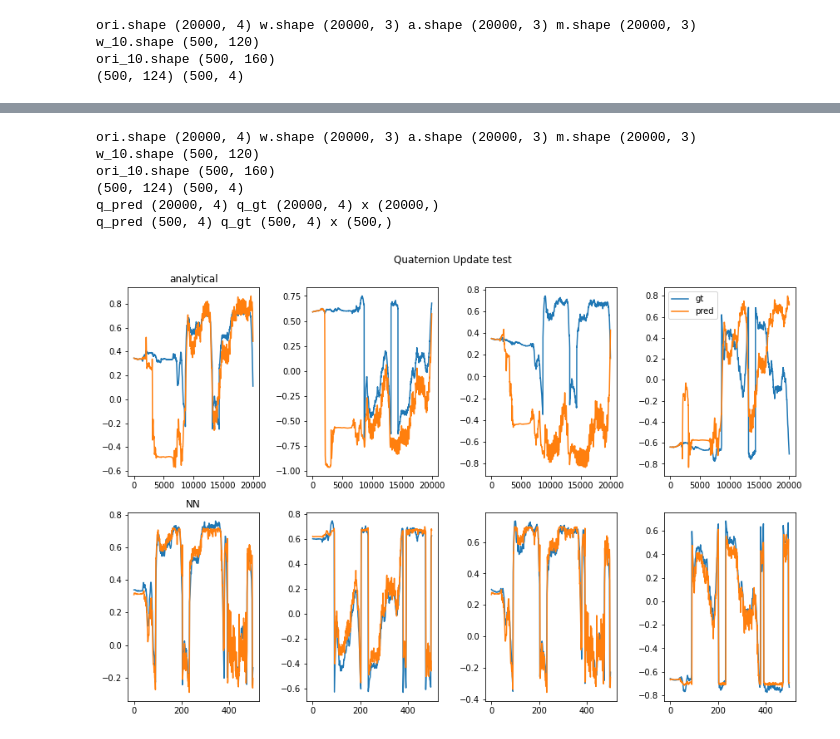
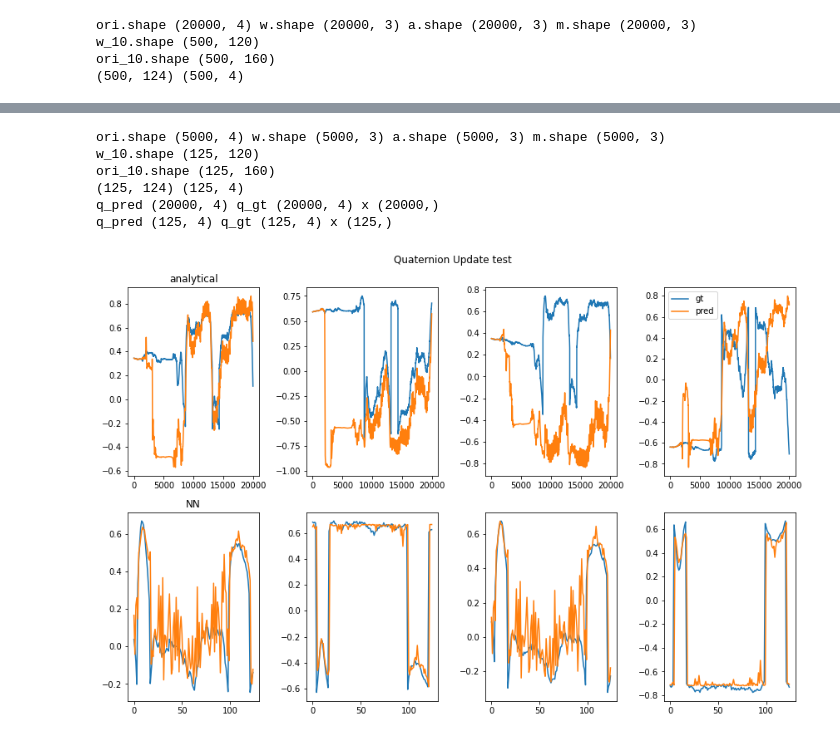
Before and after one commit to tonton-golio/inertial_navigation_transformer, a Jupyter notebook: playground_notebooks/quaternion_update_anton.ipynb, the cells around one changed output, grey strips where cells are left out. Saved outputs shown, nothing was run; the diff lists cells and outputs as text; code cells hidden in the pictures.

Commit message:
now tests on unseen data

```diff
--- a/playground_notebooks/quaternion_update_anton.ipynb
+++ b/playground_notebooks/quaternion_update_anton.ipynb
@@ -36,7 +36,7 @@ def plot_quat(q_gts, q_preds, xs, names = ['analytical', 'NN']):
     if type(xs) is not list:
         xs = [xs]
 
-    fig, ax = plt.subplots(len(q_preds), 4, figsize=(12, 8))
+    fig, ax = plt.subplots(len(q_preds), 4, figsize=(12, 4*len(q_preds)))
     ax = ax.reshape(-1, 4)
     idx = 0
     for q_pred, q_gt,x, name in zip(q_preds, q_gts,xs, names):
@@ -92,7 +92,7 @@ class Net(nn.Module):
         x = self.fc_output(x)
         return x
 
-net = Net(input_size=124, output_size=4, hidden_size=64, num_layers=10)
+net = Net(input_size=124, output_size=4, hidden_size=100, num_layers=16)
 
 # number of params
 num_params = sum(p.numel() for p in net.parameters() if p.requires_grad)
@@ -155,7 +155,7 @@ train_loader = torch.utils.data.DataLoader(train_dataset, batch_size=128, shuffl
 test_loader = torch.utils.data.DataLoader(test_dataset, batch_size=128, shuffle=False)
 # %%
 # optimizer
-optimizer = optim.Adam(net.parameters(), lr=0.001)
+optimizer = optim.Adam(net.parameters(), lr=0.000001)
 
 # loss function
 criterion = nn.L1Loss()
@@ -205,37 +205,38 @@ Test loss: 0.05006
 # %%
 # testing unseen
 
-n_unseen = 20000
-start, end = 5000, 5000+n_unseen
+n_unseen = 5000
+n_seen = 20000
+start, end = n_seen, n_seen+n_unseen
 #start, end = 0, n_unseen
 
 
 X_unseen, y_unseen = get_data(start=start, stop=end)
 
 
 y_pred = []
 with torch.no_grad():
     for i in range(len(X_unseen)):
         if i > 0:
             X_unseen[i, 0:4] = y_pred[i-1]
         inputs = torch.from_numpy(X_unseen[i]).float()
         outputs = net(inputs)
         y_pred.append(outputs.numpy())
 
 
 y_pred = np.array(y_pred)
 q_gts = [q_gt, y_unseen]
 q_preds = [q_pred_ana, y_pred]
 xs = [np.arange(len(q_gt)), np.arange(len(y_unseen))]
 plot_quat(q_gts, q_preds, xs, names = ['analytical', 'NN'])
 plt.savefig('../assets/quat_nn.png')
 # %% [output]
-ori.shape (20000, 4) w.shape (20000, 3) a.shape (20000, 3) m.shape (20000, 3)
-w_10.shape (500, 120)
-ori_10.shape (500, 160)
-(500, 124) (500, 4)
+ori.shape (5000, 4) w.shape (5000, 3) a.shape (5000, 3) m.shape (5000, 3)
+w_10.shape (125, 120)
+ori_10.shape (125, 160)
+(125, 124) (125, 4)
 q_pred (20000, 4) q_gt (20000, 4) x (20000,)
-q_pred (500, 4) q_gt (500, 4) x (500,)
+q_pred (125, 4) q_gt (125, 4) x (125,)
-[figure, old version]
+[figure, new version]
 # %%
 # so i think we might have a problem due to the fact that we have limit precision and  we are sampling very often. So the angular velocity doesnt have time to change the quaternion below the precision limit. As such we could try to only compare every 10 samples or so.
```
Also changed, not shown: parts of 3 cells of this notebook, 1 other file.
